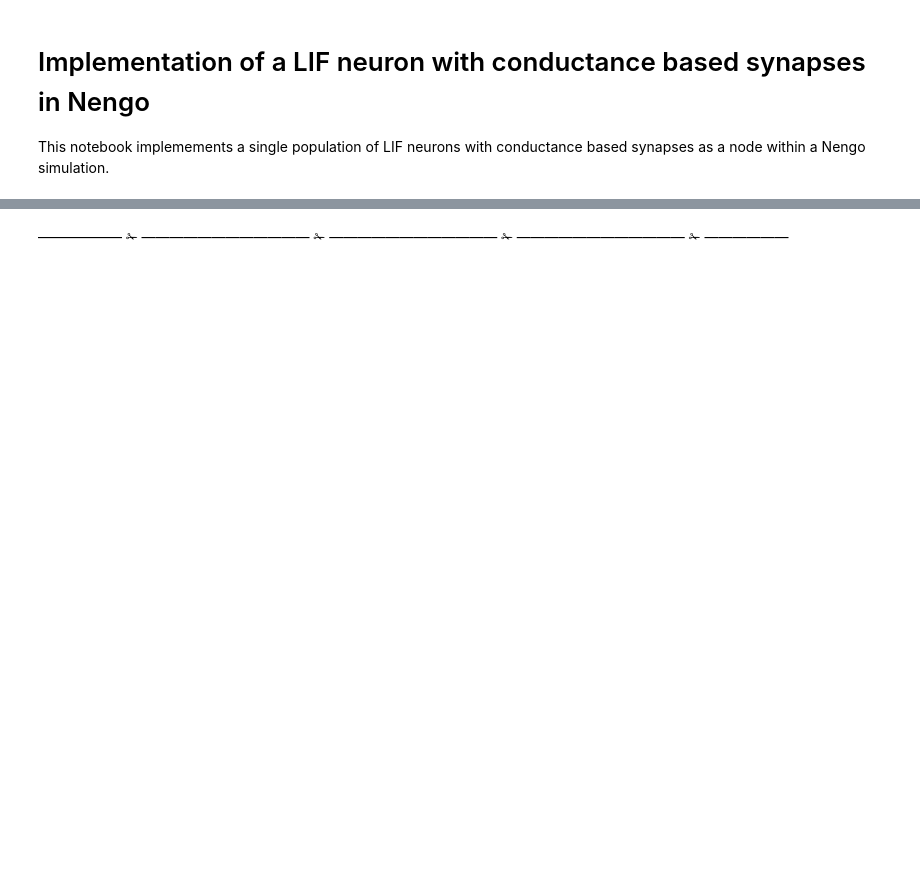
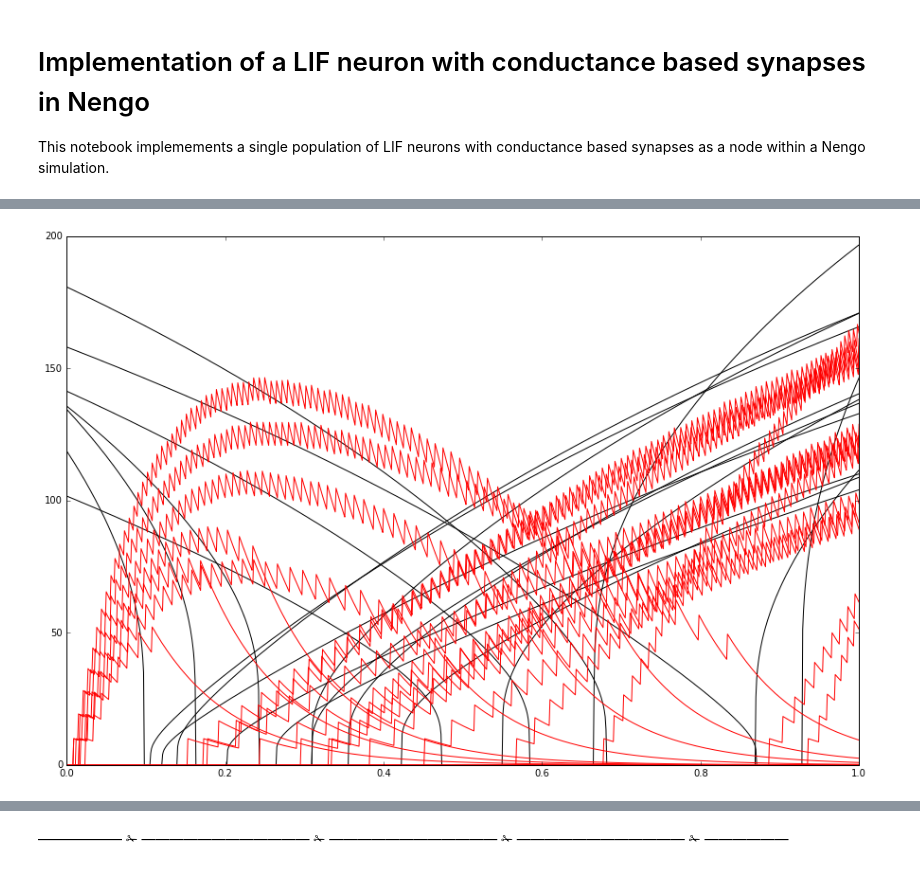
Before and after one commit to ctn-waterloo/nengo_conductance_synapses, a Jupyter notebook: ifcondexp.ipynb, the cells around one changed output, grey strips where cells are left out. Saved outputs shown, nothing was run; the diff lists cells and outputs as text; code cells hidden in the pictures; blank space fills up the shorter version.

```diff
--- a/ifcondexp.ipynb
+++ b/ifcondexp.ipynb
@@ -4,0 +16,15 @@ This notebook implemements a single population of LIF neurons with conductance b
+# %%
+%autoreload
+
+neuron = lif_cond.LifCond(10.0)
+spiked = np.zeros(1)
+voltage = np.zeros(1)
+refractory_time = np.zeros(1)
+
+dt = 1e-3
+n_spikes = 0
+for t in np.arange(0, 1.01, dt):
+    spiked[...] = 0
+    neuron.step_math(dt, 20.0, 5.0, spiked, voltage, refractory_time)
+    n_spikes += 1 * (spiked[0] > 0)
+print("Spike count:", n_spikes)
@@ -75,0 +110,10 @@ Simulating finished in 0:00:10.
+# %%
+import matplotlib.pyplot as plt
+
+fig = plt.figure(figsize=(15, 10))
+ax = fig.gca()
+ts = sim.trange()
+ax.plot(0.5 * (xs + 1), A2[:, 0:20], color='k');
+ax.plot(ts, sim.data[p3][:, 0:20], color='r');
+# %% [output]
+[figure, added]
```
Also changed, not shown: parts of 6 cells of this notebook, 2 other files.
